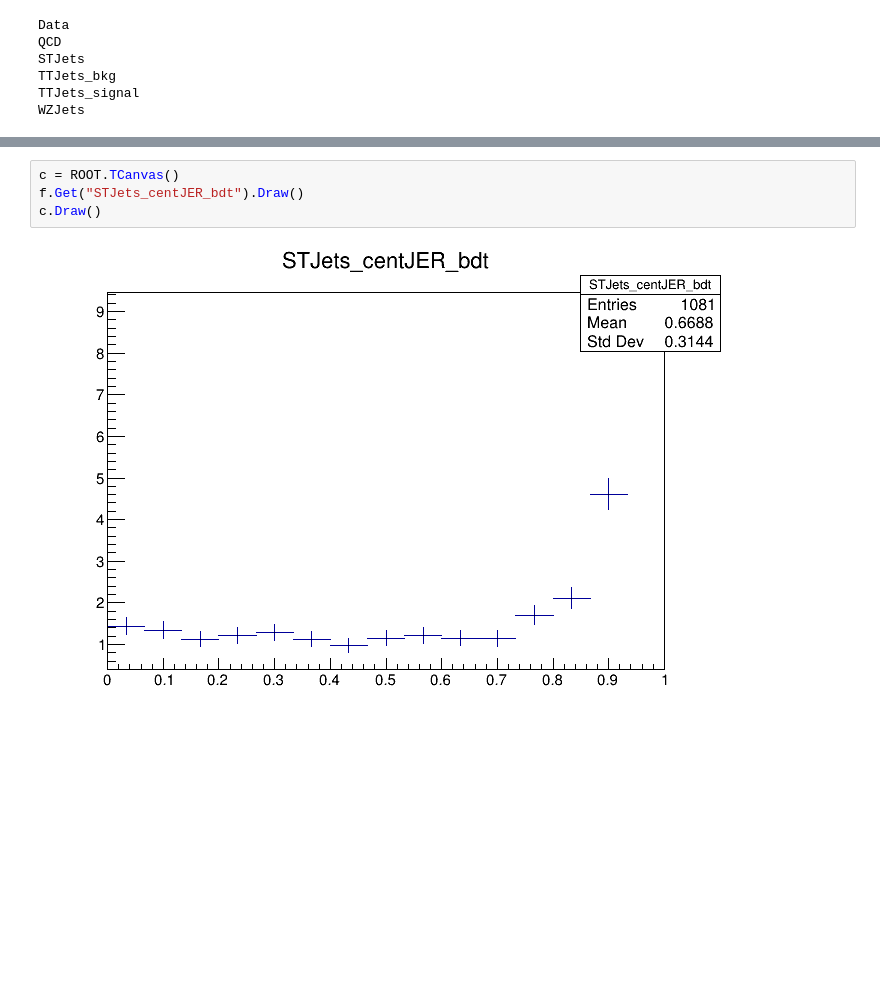
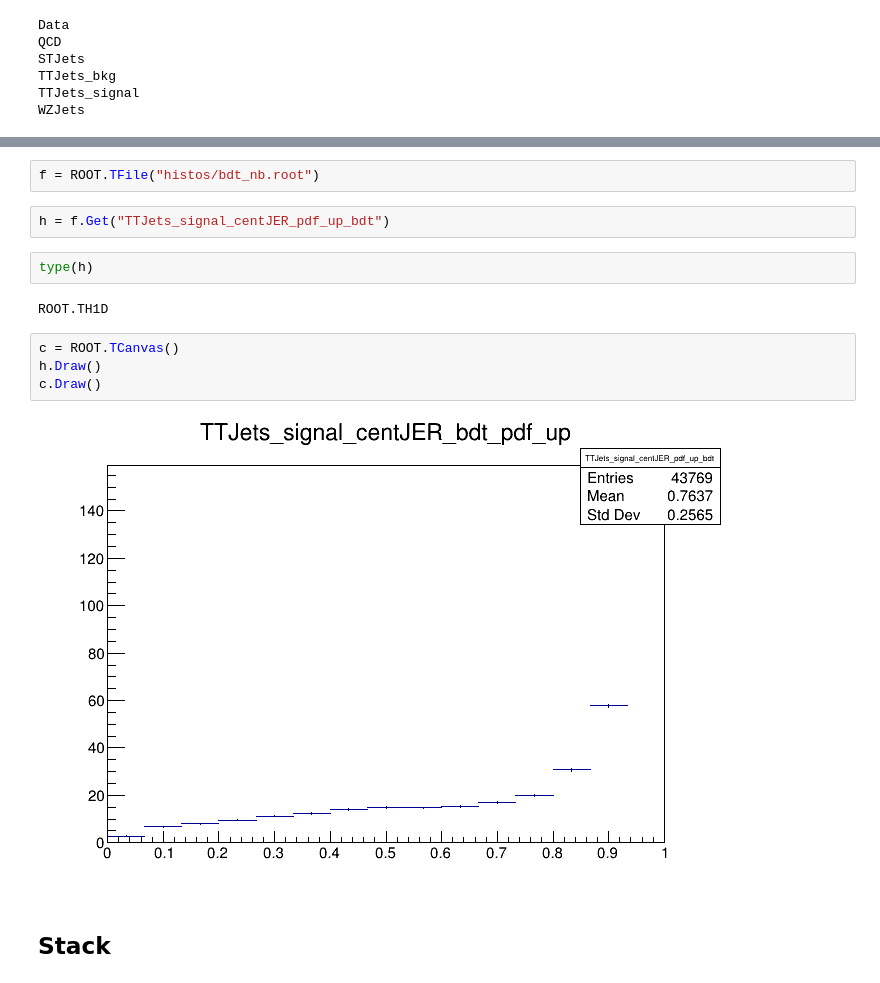
Before and after one commit to llayer/cmsopen, a Jupyter notebook: columnar/script_mlsyst.ipynb, the cells around one changed output, grey strips where cells are left out. Cells and saved outputs as stored; diff of their text form; blank space fills up the shorter version.

```diff
--- a/columnar/script_mlsyst.ipynb
+++ b/columnar/script_mlsyst.ipynb
@@ -447,6 +163,16 @@ TFile**         histos/bdt_test.root
+# %%
+f = ROOT.TFile("histos/bdt_nb.root")
+# %%
+h = f.Get("TTJets_signal_centJER_pdf_up_bdt")
+# %%
+type(h)
+# %% [output]
+ROOT.TH1D
 # %%
 c = ROOT.TCanvas()
-f.Get("STJets_centJER_bdt").Draw()
+h.Draw()
 c.Draw()
 # %% [output]
-[figure, old version]
+[figure, new version]
+# %% [markdown]
+## Stack
```
Also changed, not shown: parts of 32 cells of this notebook, 2 other files.
